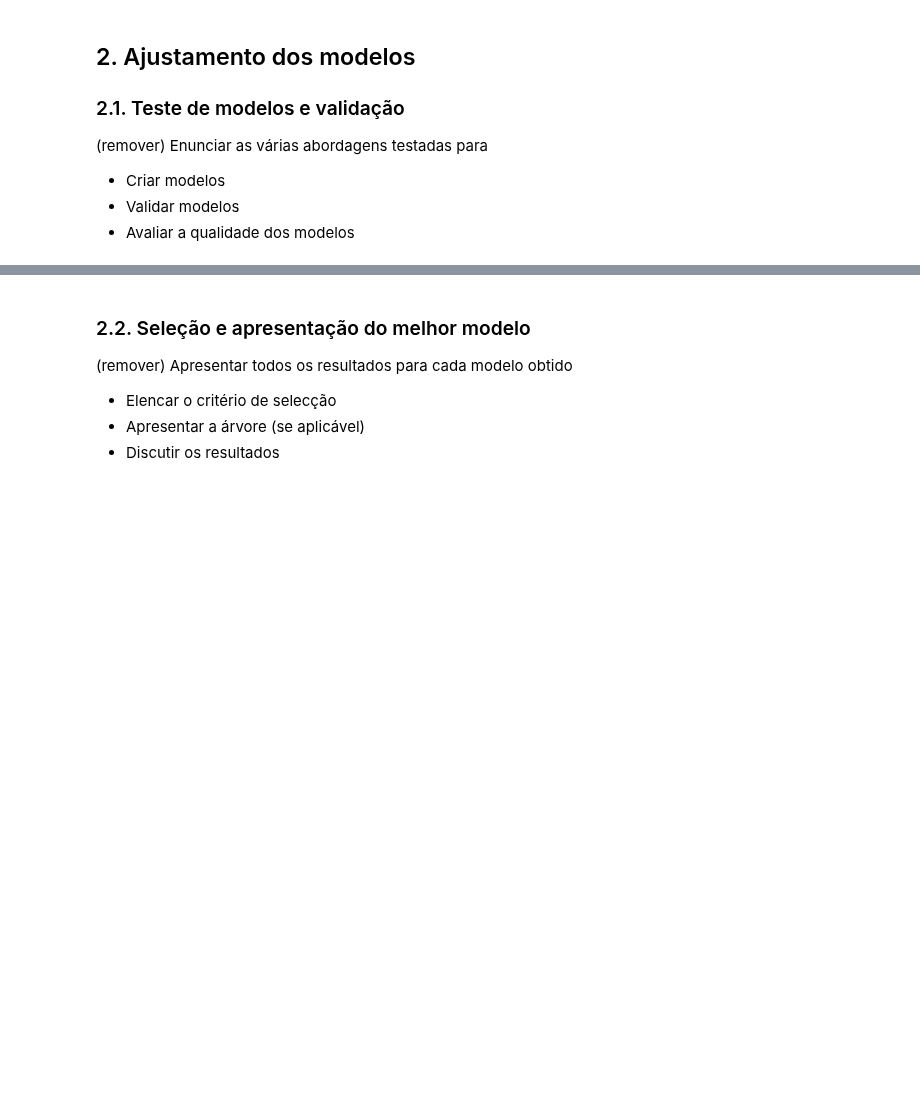
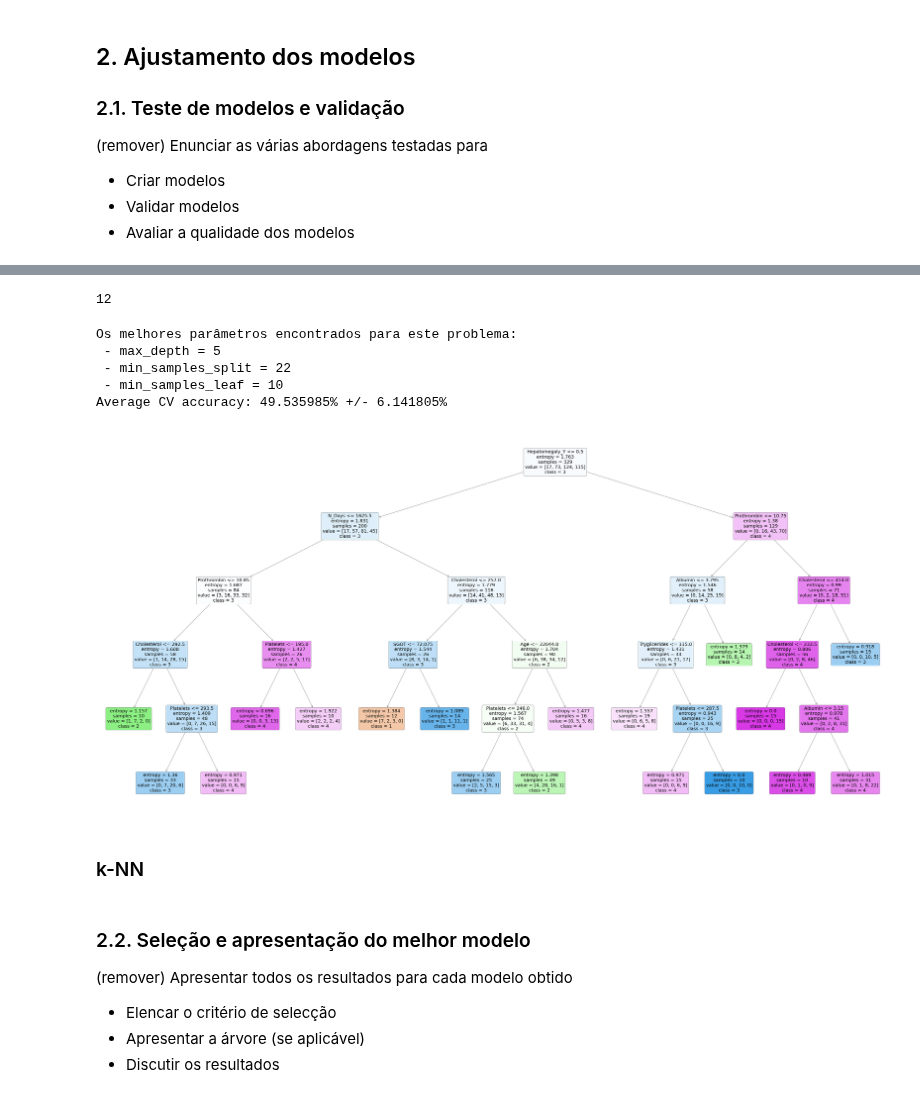
Before and after one commit to Singularitty/ProjetoSI, a Jupyter notebook: Projeto3/SI-proj3-42.ipynb, the cells around one changed output, grey strips where cells are left out. Drawn from its saved outputs; the diff is of its cells as text; code cells hidden in the pictures; blank space fills up the shorter version.

```diff
--- a/Projeto3/SI-proj3-42.ipynb
+++ b/Projeto3/SI-proj3-42.ipynb
@@ -178,0 +219,48 @@ array([[2.6440e+03, 2.0296e+04, 5.0000e-01, ..., 1.0000e+00, 0.0000e+00,
+# %%
+# Queremos descobrir a depth para pudermos determinar o dominio de procura deste parametro
+dtc.fit(X_train,y_train)
+dtc.get_depth()
+# %% [output]
+12
+# %%
+param_grid = {'max_depth' : [i for i in range(2,13)], 'min_samples_split' : [i for i in range(2,50,2)], 'min_samples_leaf' : [i for i in range(2,50,2)]}
+
+scores = {}
+for depth in param_grid["max_depth"]:
+    for samples_split in param_grid["min_samples_split"]:
+        for samples_leaf in param_grid["min_samples_leaf"]:
+            dtc_test = DecisionTreeClassifier(criterion="entropy",
+                                              max_depth=depth,
+                                              min_samples_split=samples_split,
+                                              min_samples_leaf=samples_leaf)
+            test_scores = cross_val_score(dtc_test,
+                         X=X_train,
+                         y=y_train,
+                         cv=10)
+            scores[(depth,samples_split,samples_leaf)] = [np.mean(test_scores), np.std(test_scores)]
+# %%
+best_param = max(scores, key=scores.get)
+print("Os melhores parâmetros encontrados para este problema:")
+print(f" - max_depth = {best_param[0]}\n - min_samples_split = {best_param[1]}\n - min_samples_leaf = {best_param[2]}")
+print(f"Average CV accuracy: {scores[best_param][0]:%} +/- {scores[best_param][1]:%}")
+# %% [output]
+Os melhores parâmetros encontrados para este problema:
+ - max_depth = 5
+ - min_samples_split = 22
+ - min_samples_leaf = 10
+Average CV accuracy: 49.535985% +/- 6.141805%
+# %%
+depth, split, leaf = best_param
+
+dtc_best = DecisionTreeClassifier(criterion="entropy", max_depth=depth, min_samples_leaf=leaf, min_samples_split=split)
+dtc_best.fit(X_train, y_train)
+plt.figure(figsize=[100,50])
+plot_tree(dtc_best,
+          feature_names=df_train_processado.columns,
+          class_names=["1","2","3","4"],
+          filled=True, rounded=True)
+plt.show()
+# %% [output]
+[figure, added]
+# %% [markdown]
+### k-NN
```
Also changed, not shown: parts of 6 cells of this notebook, 1 other file.
